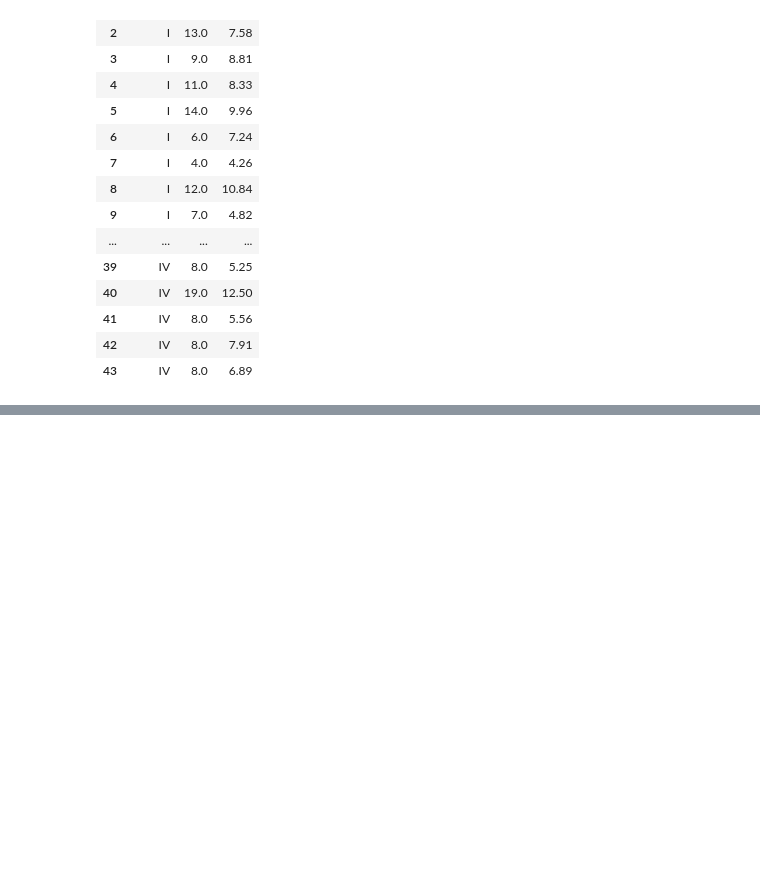
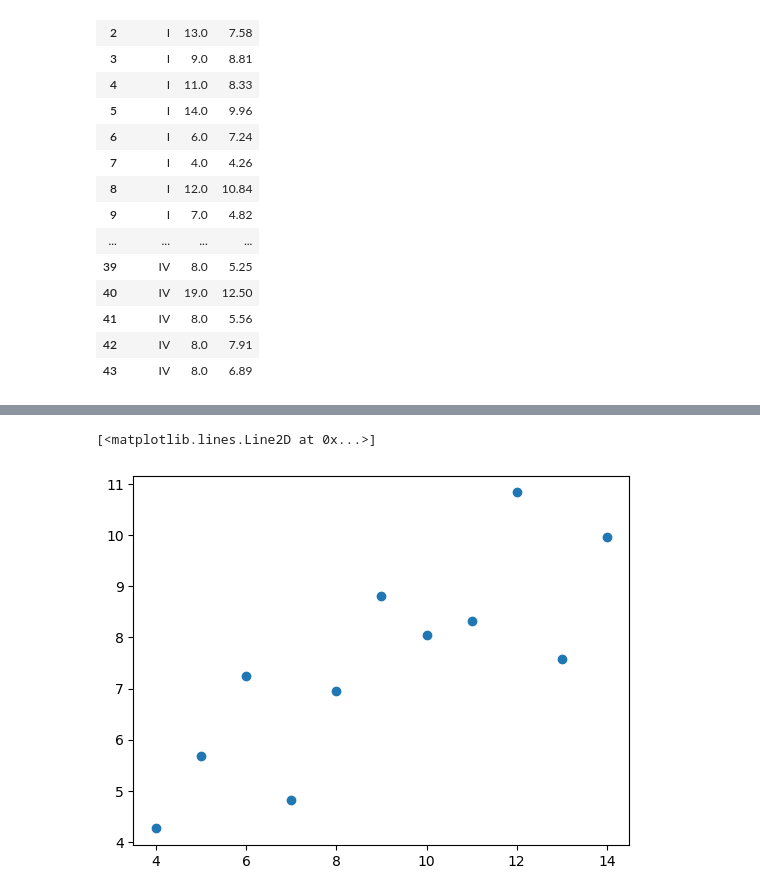
Before and after one commit to yeaeun123/datascience_notebook, a Jupyter notebook: 03.Data Visualization with Pandas.ipynb, the cells around one changed output, grey strips where cells are left out. Saved outputs shown, nothing was run; the diff lists cells and outputs as text; code cells hidden in the pictures; blank space fills up the shorter version.

```diff
--- a/03.Data Visualization with Pandas.ipynb
+++ b/03.Data Visualization with Pandas.ipynb
@@ -49,0 +60,7 @@ anscombe
+# %%
+# 하위 데이터셋 구분
+# anscombe['dataset'] == 'I'
+ds_1 = anscombe[anscombe['dataset'] == 'I']
+ds_2 = anscombe[anscombe['dataset'] == 'II']
+ds_3 = anscombe[anscombe['dataset'] == 'III']
+ds_4 = anscombe[anscombe['dataset'] == 'IV']
@@ -49,0 +109,7 @@ anscombe
+# %%
+# 시각화 : dataset I 시각화
+import matplotlib.pyplot as plt
+plt.plot(ds_1['x'], ds_1['y'], 'o')
+# %% [output]
+[<matplotlib.lines.Line2D at 0x...>]
+[figure, added]
```
Also changed, not shown: parts of 11 cells of this notebook.
